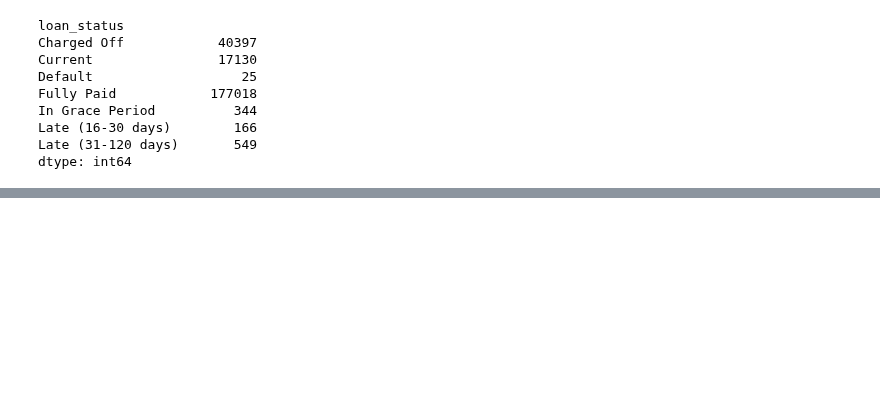
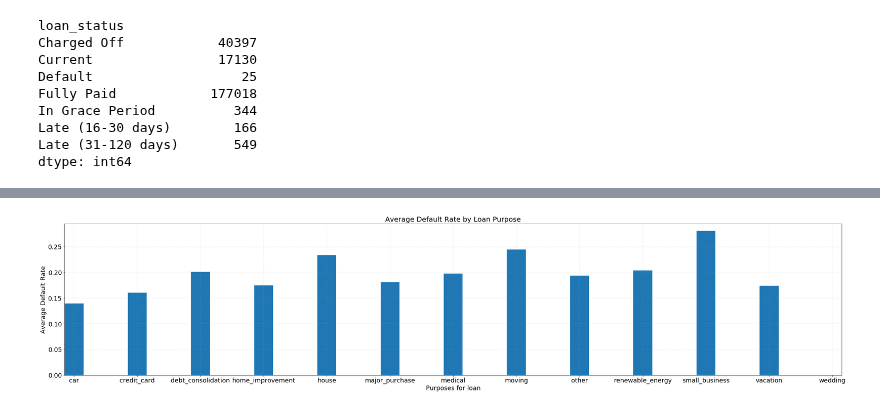
Before and after one commit to bhavenp/209A-FinalProject, a Jupyter notebook: bhaven/milestone3_work.ipynb, the cells around one changed output, grey strips where cells are left out. Cells and saved outputs as stored; diff of their text form; code cells hidden in the pictures; blank space fills up the shorter version.

```diff
--- a/bhaven/milestone3_work.ipynb
+++ b/bhaven/milestone3_work.ipynb
@@ -117,0 +186,10 @@ plt.show()
+# %%
+loans_2014_all_done_purpose_gb = loans_2014_all_done.groupby("purpose").agg({
+    'purpose': ['count'],
+    'loan_amnt': np.mean,
+    'interest_rate': np.mean,
+    'default': [np.sum, np.mean],
+    'dti': np.mean
+});
+
+display(loans_2014_all_done_purpose_gb)
@@ -117,0 +213,27 @@ plt.show()
+# %%
+#plot the results
+
+# font size
+f_size = 18
+x = np.arange(loans_2014_all_done_purpose_gb.shape[0]); #get x locations for groups
+width = 0.3; #width of bars
+# make the figure
+fig = plt.figure(figsize = (40,8))
+ax = plt.subplot(1,1,1) # Create figure object
+ax.set_xmargin(0);
+
+ax.bar(x, loans_2014_all_done_purpose_gb.default['mean'], width=width);
+ax.set_xticks(x); #set locations of tick marks
+ax.set_xticklabels(loans_2014_all_done_purpose_gb.index); #set x labels
+# adjust size of labels on axes
+ax.tick_params(labelsize = f_size);
+ax.grid(True, lw=1.75, ls='--', alpha=0.15); #include background grid #set axes titles
+ax.set_xlabel('Purposes for loan', fontsize=f_size);
+ax.set_ylabel('Average Default Rate', fontsize=f_size);
+# set figure title label
+ax.set_title('Average Default Rate by Loan Purpose', fontsize = 20);
+# ax.legend(loc='best', fontsize = f_size);
+plt.show();
+# plt.savefig('Average_Interest_Rate_by_State.pdf'); #plot for report
+# %% [output]
+[figure, added]
```
Also changed, not shown: parts of 18 cells of this notebook, 1 other file.
